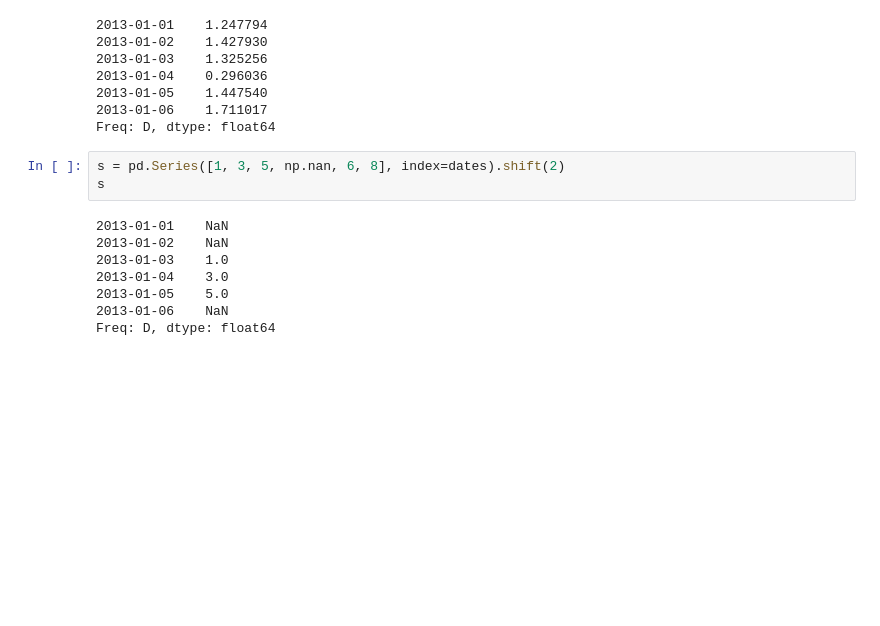
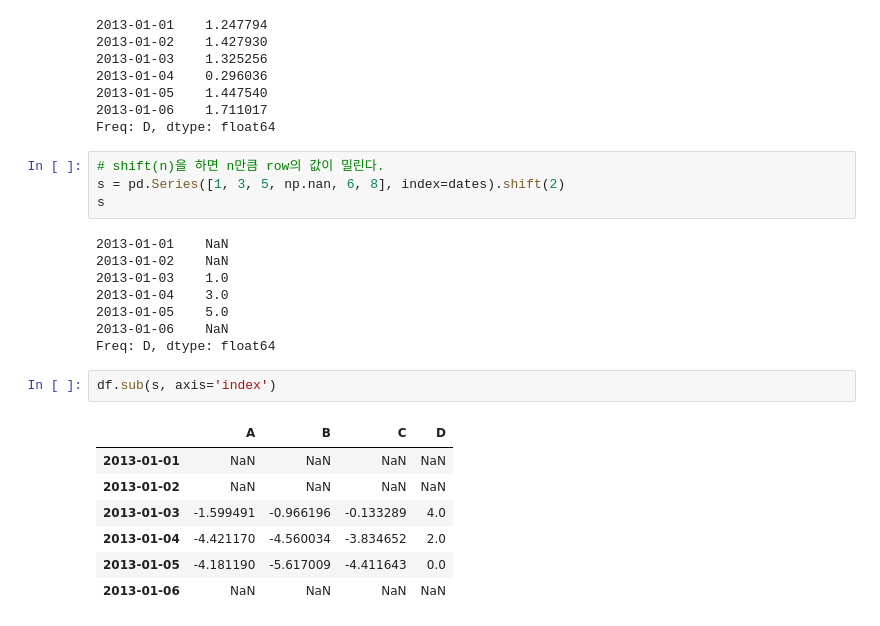
Before and after one commit to heemokyim/dsschool-study-notebook, a Jupyter notebook: 2nd-week-titanic/10min_pandas.ipynb, the cells around one changed output. Drawn from its saved outputs; the diff is of its cells as text; blank space fills up the shorter version.

```diff
--- a/2nd-week-titanic/10min_pandas.ipynb
+++ b/2nd-week-titanic/10min_pandas.ipynb
@@ -375,6 +375,7 @@ df.mean(1)
 2013-01-06    1.711017
 Freq: D, dtype: float64
 # %%
+# shift(n)을 하면 n만큼 row의 값이 밀린다.
 s = pd.Series([1, 3, 5, np.nan, 6, 8], index=dates).shift(2)
 s
 # %% [output]
@@ -385,3 +386,13 @@ s
 2013-01-05    5.0
 2013-01-06    NaN
 Freq: D, dtype: float64
+# %%
+df.sub(s, axis='index')
+# %% [output]
+|  | A | B | C | D |
+| 2013-01-01 | NaN | NaN | NaN | NaN |
+| 2013-01-02 | NaN | NaN | NaN | NaN |
+| 2013-01-03 | -1.599491 | -0.966196 | -0.133289 | 4.0 |
+| 2013-01-04 | -4.421170 | -4.560034 | -3.834652 | 2.0 |
+| 2013-01-05 | -4.181190 | -5.617009 | -4.411643 | 0.0 |
+| 2013-01-06 | NaN | NaN | NaN | NaN |
```
Also changed, not shown: parts of 8 cells of this notebook.
